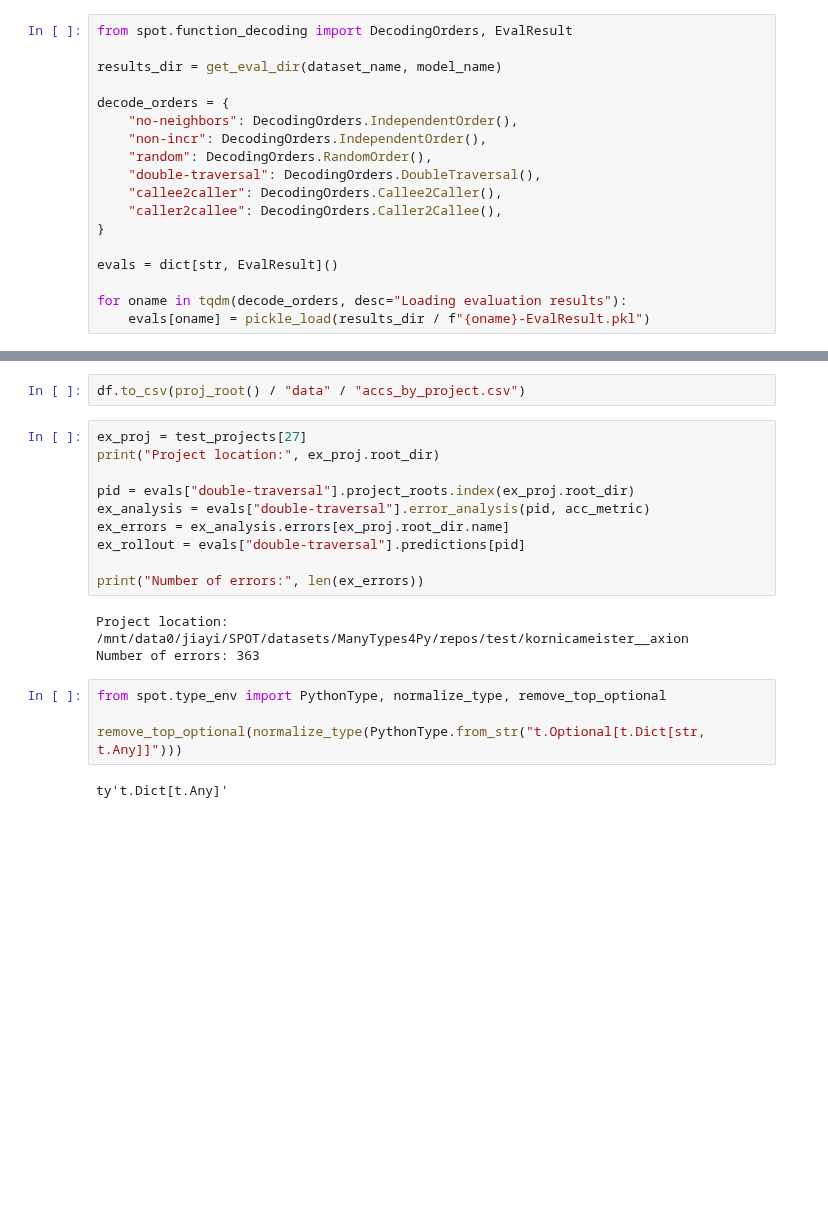
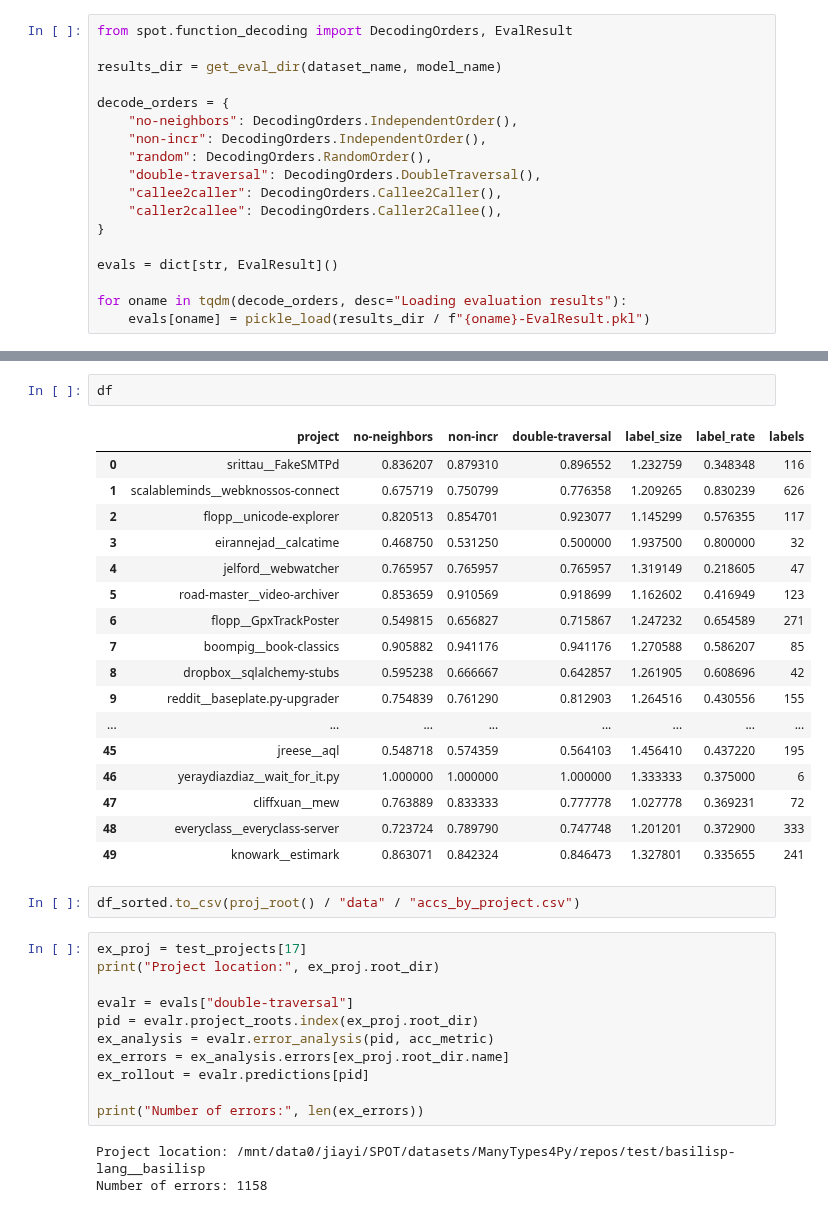
Before and after one commit to utopia-group/TypeT5, a Jupyter notebook: scripts/analyze_decoding_results.ipynb, the cells around one changed output, grey strips where cells are left out. Cells and saved outputs as stored; diff of their text form; blank space fills up the shorter version.

```diff
--- a/scripts/analyze_decoding_results.ipynb
+++ b/scripts/analyze_decoding_results.ipynb
@@ -105,24 +121,39 @@ df.sort_values(by=["labels"], ascending=False)
+# %%
+df
+# %% [output]
+|  | project | no-neighbors | non-incr | double-traversal | label_size | label_rate | labels |
+| 0 | srittau__FakeSMTPd | 0.836207 | 0.879310 | 0.896552 | 1.232759 | 0.348348 | 116 |
+| 1 | scalableminds__webknossos-connect | 0.675719 | 0.750799 | 0.776358 | 1.209265 | 0.830239 | 626 |
+| 2 | flopp__unicode-explorer | 0.820513 | 0.854701 | 0.923077 | 1.145299 | 0.576355 | 117 |
+| 3 | eirannejad__calcatime | 0.468750 | 0.531250 | 0.500000 | 1.937500 | 0.800000 | 32 |
+| 4 | jelford__webwatcher | 0.765957 | 0.765957 | 0.765957 | 1.319149 | 0.218605 | 47 |
+| 5 | road-master__video-archiver | 0.853659 | 0.910569 | 0.918699 | 1.162602 | 0.416949 | 123 |
+| 6 | flopp__GpxTrackPoster | 0.549815 | 0.656827 | 0.715867 | 1.247232 | 0.654589 | 271 |
+| 7 | boompig__book-classics | 0.905882 | 0.941176 | 0.941176 | 1.270588 | 0.586207 | 85 |
+| 8 | dropbox__sqlalchemy-stubs | 0.595238 | 0.666667 | 0.642857 | 1.261905 | 0.608696 | 42 |
+| 9 | reddit__baseplate.py-upgrader | 0.754839 | 0.761290 | 0.812903 | 1.264516 | 0.430556 | 155 |
+| ... | ... | ... | ... | ... | ... | ... | ... |
+| 45 | jreese__aql | 0.548718 | 0.574359 | 0.564103 | 1.456410 | 0.437220 | 195 |
+| 46 | yeraydiazdiaz__wait_for_it.py | 1.000000 | 1.000000 | 1.000000 | 1.333333 | 0.375000 | 6 |
+| 47 | cliffxuan__mew | 0.763889 | 0.833333 | 0.777778 | 1.027778 | 0.369231 | 72 |
+| 48 | everyclass__everyclass-server | 0.723724 | 0.789790 | 0.747748 | 1.201201 | 0.372900 | 333 |
+| 49 | knowark__estimark | 0.863071 | 0.842324 | 0.846473 | 1.327801 | 0.335655 | 241 |
 # %%
-df.to_csv(proj_root() / "data" / "accs_by_project.csv")
+df_sorted.to_csv(proj_root() / "data" / "accs_by_project.csv")
 # %%
-ex_proj = test_projects[27]
+ex_proj = test_projects[17]
 print("Project location:", ex_proj.root_dir)
 
-pid = evals["double-traversal"].project_roots.index(ex_proj.root_dir)
-ex_analysis = evals["double-traversal"].error_analysis(pid, acc_metric)
+evalr = evals["double-traversal"]
+pid = evalr.project_roots.index(ex_proj.root_dir)
+ex_analysis = evalr.error_analysis(pid, acc_metric)
 ex_errors = ex_analysis.errors[ex_proj.root_dir.name]
-ex_rollout = evals["double-traversal"].predictions[pid]
+ex_rollout = evalr.predictions[pid]
 
 print("Number of errors:", len(ex_errors))
 # %% [output]
-Project location: /mnt/data0/jiayi/SPOT/datasets/ManyTypes4Py/repos/test/kornicameister__axion
-Number of errors: 363
+Project location: /mnt/data0/jiayi/SPOT/datasets/ManyTypes4Py/repos/test/basilisp-lang__basilisp
+Number of errors: 1158
-# %%
-from spot.type_env import PythonType, normalize_type, remove_top_optional
-
-remove_top_optional(normalize_type(PythonType.from_str("t.Optional[t.Dict[str, t.Any]]")))
-# %% [output]
-ty't.Dict[t.Any]'
 # %%
 # under predicted types sorted by frequency
 under_pred_types = Counter()
```
Also changed, not shown: parts of 4 cells of this notebook, 8 other files.
